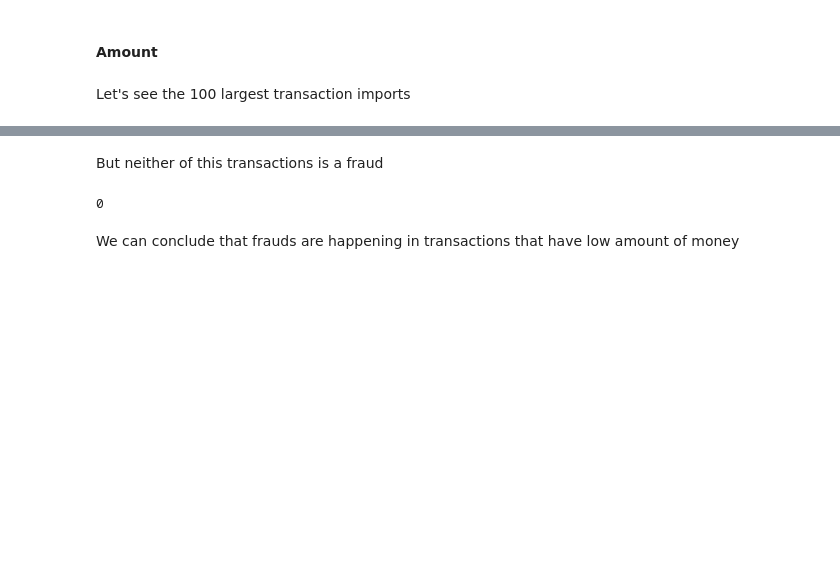
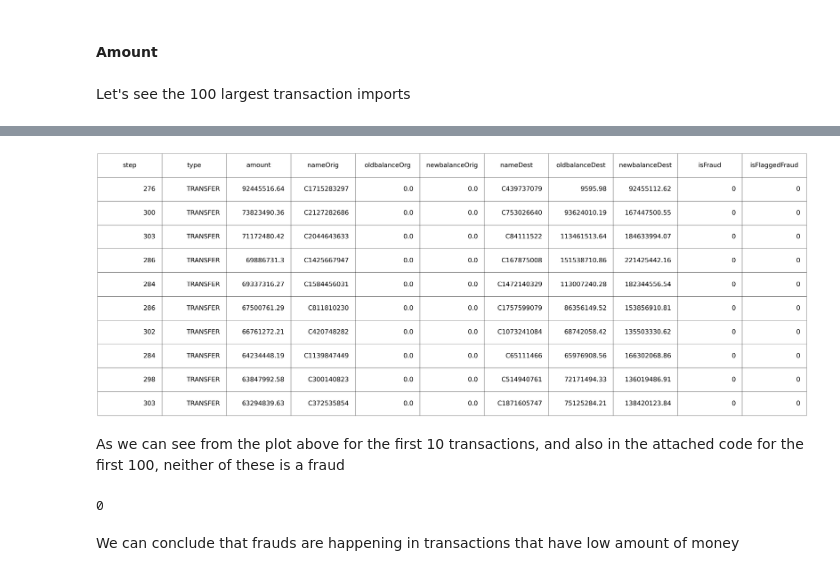
Before and after one commit to mangelini/fraud-detection-ml, a Jupyter notebook: project.ipynb, the cells around one changed output, grey strips where cells are left out. Drawn from its saved outputs; the diff is of its cells as text; code cells hidden in the pictures; blank space fills up the shorter version.

```diff
--- a/project.ipynb
+++ b/project.ipynb
@@ -37,16 +37,17 @@ In this section we will explore the dataset by analyzing each feature and the re
 # %% [markdown]
 We import our dataset and visualize the first couple of rows
 # %%
-fig, ax = plt.subplots()
+def plot_table(df, n=4):
+    fig, ax = plt.subplots()
 
-# hide axes
-fig.patch.set_visible(False)
-ax.axis('off')
-# ax.axis('tight')
+    # hide axes
+    fig.patch.set_visible(False)
+    ax.axis('off')
+    # ax.axis('tight')
 
-table = ax.table(cellText=train_set.values[[0, 1, 2, 3]], colLabels=train_set.columns, loc='center')
-table.set_fontsize(40)
-table.scale(3.0, 3.0)
+    table = ax.table(cellText=df.values[:n,:], colLabels=df.columns, loc='center')
+    table.set_fontsize(40)
+    table.scale(10.0, 10.0)
 
-# fig.tight_layout()
-plt.show()
+    # fig.tight_layout()
+    plt.show()
@@ -140,5 +123,9 @@ train_set.nlargest(100, "amount")
-# %% [markdown]
-But neither of this transactions is a fraud
+# %%
+plot_table(train_set.nlargest(10, "amount"), 10)
+# %% [output]
+[figure, added]
+# %% [markdown]
+As we can see from the plot above for the first 10 transactions, and also in the attached code for the first 100, neither of these is a fraud
 # %%
 x = train_set.nlargest(100, "amount").isFraud
 counter = 0
```
Also changed, not shown: parts of 14 cells of this notebook.
